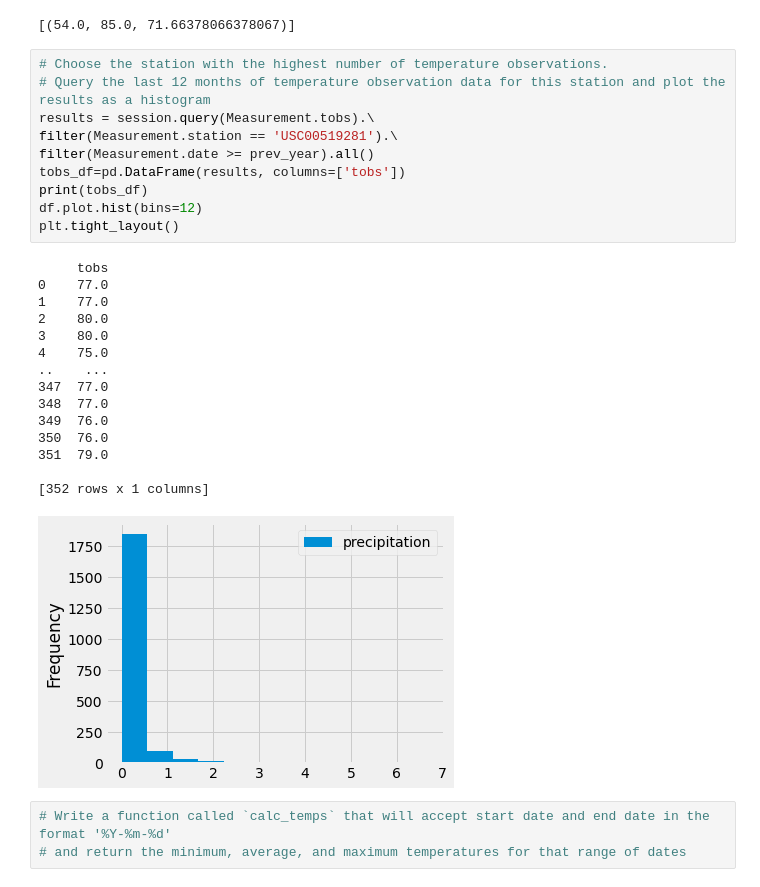
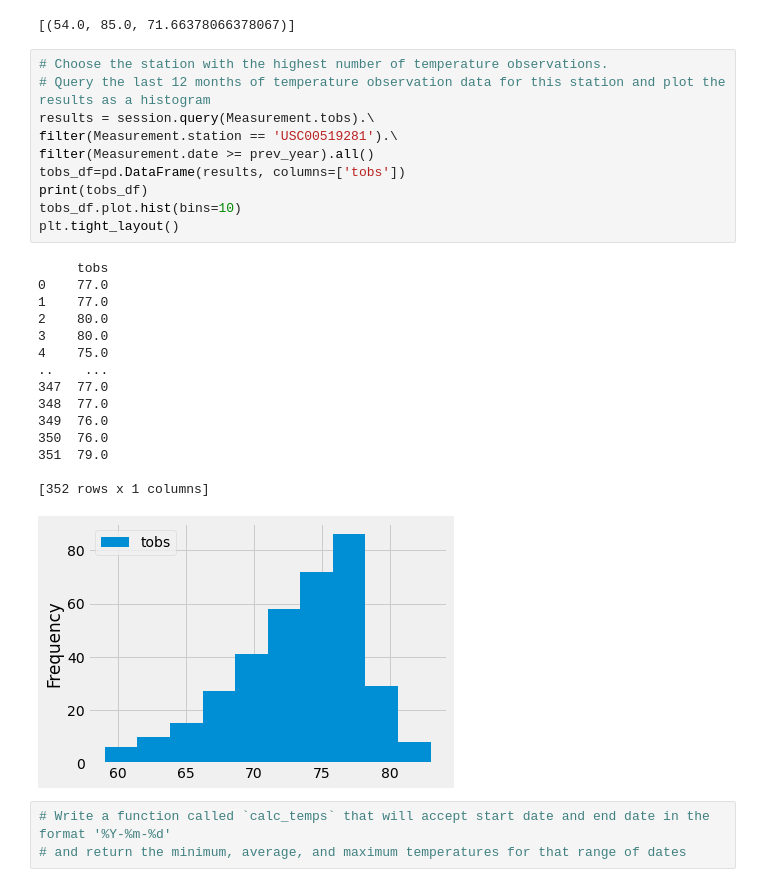
Before and after one commit to ambermiddendorf/Surfs_Up, a Jupyter notebook: climate_analysis.ipynb, the cells around one changed output. Drawn from its saved outputs; the diff is of its cells as text.

```diff
--- a/climate_analysis.ipynb
+++ b/climate_analysis.ipynb
@@ -121,29 +121,29 @@ filter(Measurement.station == 'USC00519281').all()
 # %%
 # Choose the station with the highest number of temperature observations.
 # Query the last 12 months of temperature observation data for this station and plot the results as a histogram
 results = session.query(Measurement.tobs).\
 filter(Measurement.station == 'USC00519281').\
 filter(Measurement.date >= prev_year).all()
 tobs_df=pd.DataFrame(results, columns=['tobs'])
 print(tobs_df)
-df.plot.hist(bins=12)
+tobs_df.plot.hist(bins=10)
 plt.tight_layout()
 # %% [output]
      tobs
 0    77.0
 1    77.0
 2    80.0
 3    80.0
 4    75.0
 ..    ...
 347  77.0
 348  77.0
 349  76.0
 350  76.0
 351  79.0
 
 [352 rows x 1 columns]
-[figure, old version]
+[figure, new version]
 # %%
 # Write a function called `calc_temps` that will accept start date and end date in the format '%Y-%m-%d'
 # and return the minimum, average, and maximum temperatures for that range of dates
```
Also changed, not shown: 2 other files.
